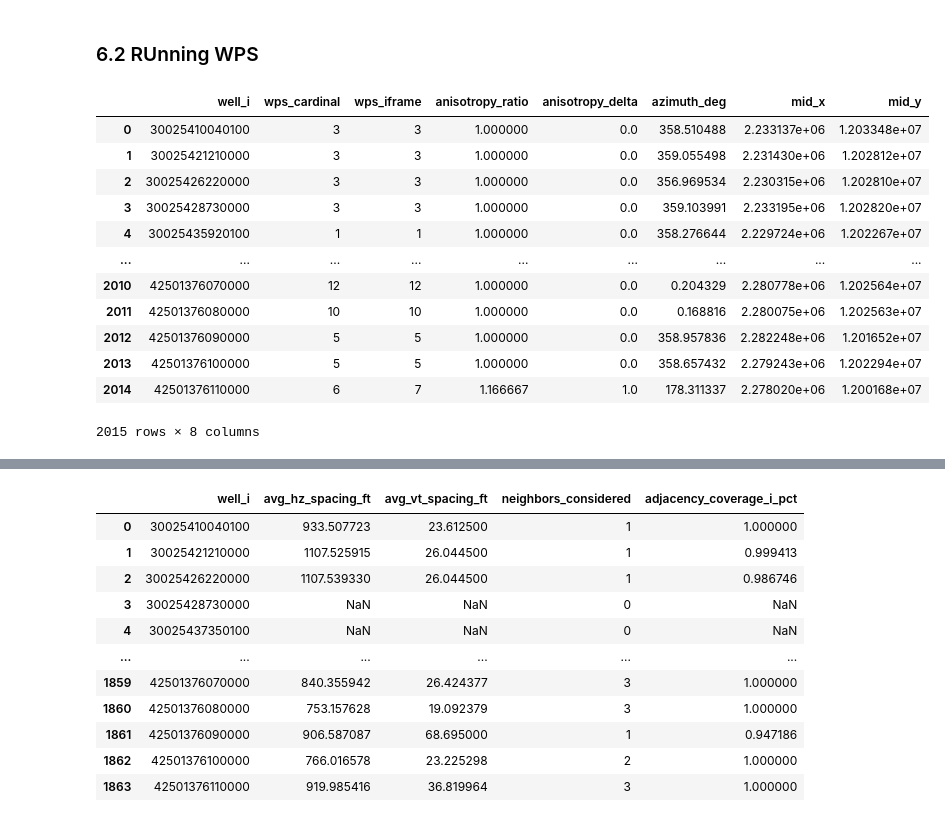
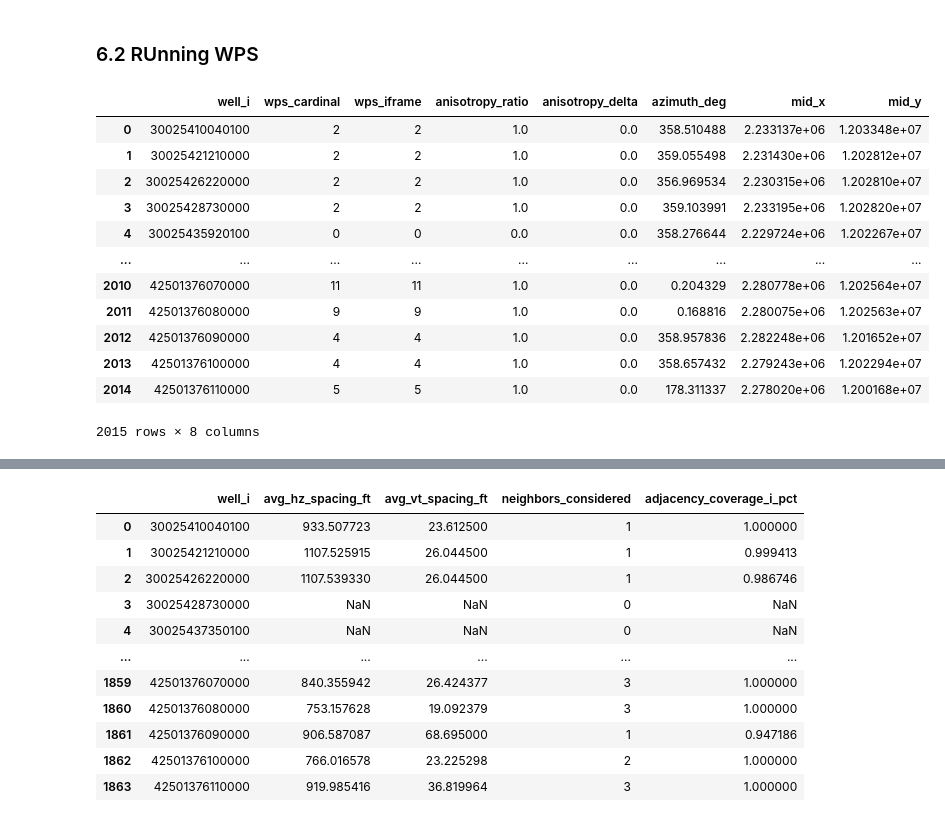
Before and after one commit to apoorvasaxena03/well-spacing-analyzer, a Jupyter notebook: notebooks/spacing_stat_ik_v1.ipynb, the cells around one changed output, grey strips where cells are left out. Drawn from its saved outputs; the diff is of its cells as text; code cells hidden in the pictures.

```diff
--- a/notebooks/spacing_stat_ik_v1.ipynb
+++ b/notebooks/spacing_stat_ik_v1.ipynb
@@ -3876,44 +4057,37 @@ def ds_to_lateral_endpoints(ds: pd.DataFrame, *, assume_units: str = "ft") -> pd
 # %% [markdown]
 ### 6.2 RUnning WPS
 # %%
-# 1) Build the input frame in projected feet (UTM). One row per well:
-#    columns: uwi, heel_x, heel_y, toe_x, toe_y  (mid_x/mid_y/azimuth_deg optional)
-
 endpoints = ds_to_lateral_endpoints(df_utm_lateral)  # your x/y look like feet
 
-# 2) Initialize a 1×1 mile floating section with a 660-ft inside threshold
+box = BoxSpec(half_width_ft=5280.0 / 2,  # 2640 ft (1 mile wide)
+              half_height_ft=5280.0 / 2)  # 5280 ft (2 miles tall)
+
+corr = CorridorSpec(half_width_ft=2640.0, extra_along_ft=0)
+
 wps = FloatingSectionWPS(
-    wells_df=endpoints,
-    box=BoxSpec(half_width_ft=2640, half_height_ft=2640),
+    endpoints,
+    # box=BoxSpec(2640, 2640),
+    box=box,
     min_inside_ft=660.0,
-    exclude_self=False
+    exclude_self=True,
+    corridor=corr,
 )
-
-# 3) Per-well summary (cardinal + i_frame + anisotropy)
-summary_df = wps.summarize_per_well()
-
-# 4) Neighbors for a specific reference well (rotated box)
-# neighbors_i = wps.count_for_reference("30025410040100", orientation="i_frame")
-
-# 5) Diagnostics
-# fig_map = wps.plot_map_for("30025410040100")
-# fig_polar = wps.plot_polar_azimuth_hist()
-# fig_bins = wps.plot_wps_by_azimuth_bins()
+df_wps_summary = wps.summarize_per_well()
-# %%
-summary_df
-# %% [output]
-|  | well_i | wps_cardinal | wps_iframe | anisotropy_ratio | anisotropy_delta | azimuth_deg | mid_x | mid_y |
-| 0 | 30025410040100 | 3 | 3 | 1.000000 | 0.0 | 358.510488 | 2.233137e+06 | 1.203348e+07 |
-| 1 | 30025421210000 | 3 | 3 | 1.000000 | 0.0 | 359.055498 | 2.231430e+06 | 1.202812e+07 |
-| 2 | 30025426220000 | 3 | 3 | 1.000000 | 0.0 | 356.969534 | 2.230315e+06 | 1.202810e+07 |
-| 3 | 30025428730000 | 3 | 3 | 1.000000 | 0.0 | 359.103991 | 2.233195e+06 | 1.202820e+07 |
-| 4 | 30025435920100 | 1 | 1 | 1.000000 | 0.0 | 358.276644 | 2.229724e+06 | 1.202267e+07 |
-| ... | ... | ... | ... | ... | ... | ... | ... | ... |
-| 2010 | 42501376070000 | 12 | 12 | 1.000000 | 0.0 | 0.204329 | 2.280778e+06 | 1.202564e+07 |
-| 2011 | 42501376080000 | 10 | 10 | 1.000000 | 0.0 | 0.168816 | 2.280075e+06 | 1.202563e+07 |
-| 2012 | 42501376090000 | 5 | 5 | 1.000000 | 0.0 | 358.957836 | 2.282248e+06 | 1.201652e+07 |
-| 2013 | 42501376100000 | 5 | 5 | 1.000000 | 0.0 | 358.657432 | 2.279243e+06 | 1.202294e+07 |
-| 2014 | 42501376110000 | 6 | 7 | 1.166667 | 1.0 | 178.311337 | 2.278020e+06 | 1.200168e+07 |
-2015 rows × 8 columns
+# %%
+df_wps_summary
+# %% [output]
+|  | well_i | wps_cardinal | wps_iframe | anisotropy_ratio | anisotropy_delta | azimuth_deg | mid_x | mid_y |
+| 0 | 30025410040100 | 2 | 2 | 1.0 | 0.0 | 358.510488 | 2.233137e+06 | 1.203348e+07 |
+| 1 | 30025421210000 | 2 | 2 | 1.0 | 0.0 | 359.055498 | 2.231430e+06 | 1.202812e+07 |
+| 2 | 30025426220000 | 2 | 2 | 1.0 | 0.0 | 356.969534 | 2.230315e+06 | 1.202810e+07 |
+| 3 | 30025428730000 | 2 | 2 | 1.0 | 0.0 | 359.103991 | 2.233195e+06 | 1.202820e+07 |
+| 4 | 30025435920100 | 0 | 0 | 0.0 | 0.0 | 358.276644 | 2.229724e+06 | 1.202267e+07 |
+| ... | ... | ... | ... | ... | ... | ... | ... | ... |
+| 2010 | 42501376070000 | 11 | 11 | 1.0 | 0.0 | 0.204329 | 2.280778e+06 | 1.202564e+07 |
+| 2011 | 42501376080000 | 9 | 9 | 1.0 | 0.0 | 0.168816 | 2.280075e+06 | 1.202563e+07 |
+| 2012 | 42501376090000 | 4 | 4 | 1.0 | 0.0 | 358.957836 | 2.282248e+06 | 1.201652e+07 |
+| 2013 | 42501376100000 | 4 | 4 | 1.0 | 0.0 | 358.657432 | 2.279243e+06 | 1.202294e+07 |
+| 2014 | 42501376110000 | 5 | 5 | 1.0 | 0.0 | 178.311337 | 2.278020e+06 | 1.200168e+07 |
+2015 rows × 8 columns
 # %%
 # Cardinal floating-section view
```
Also changed, not shown: parts of 5 cells of this notebook.
